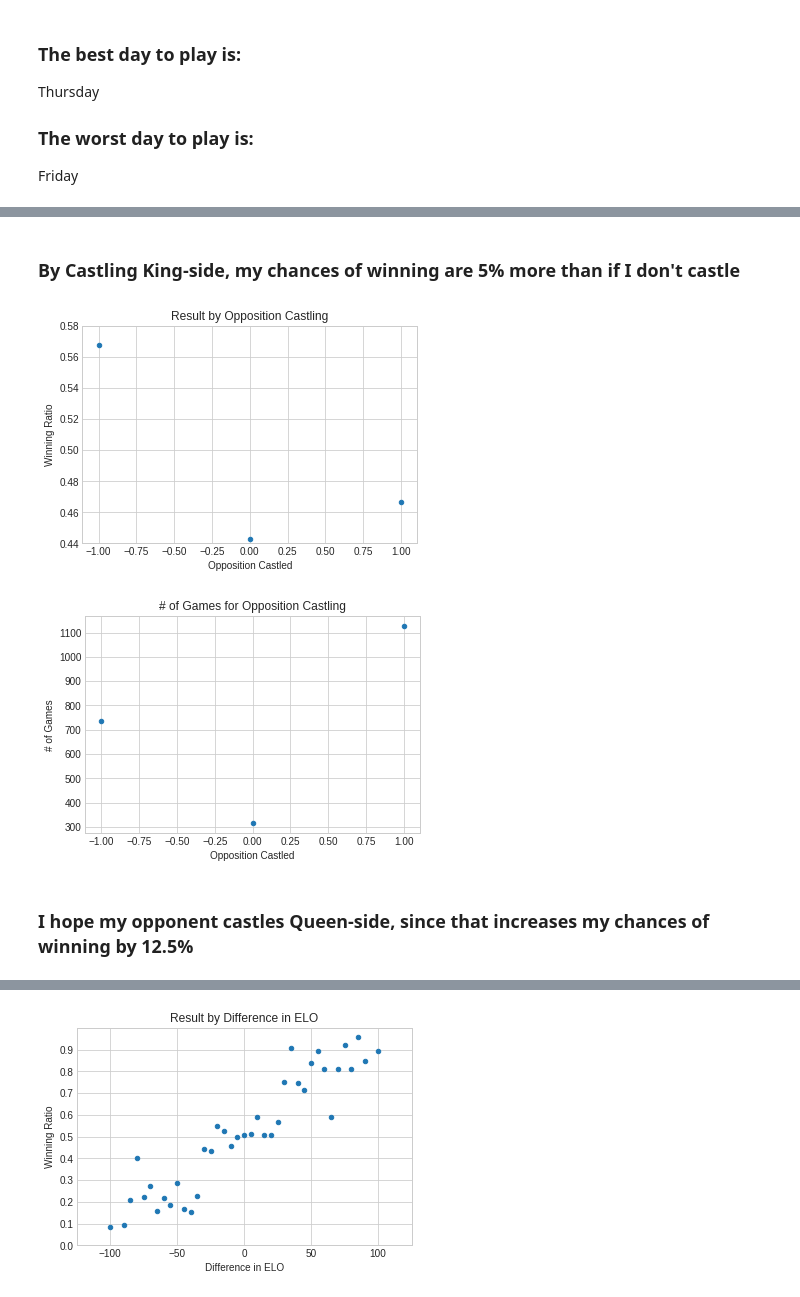
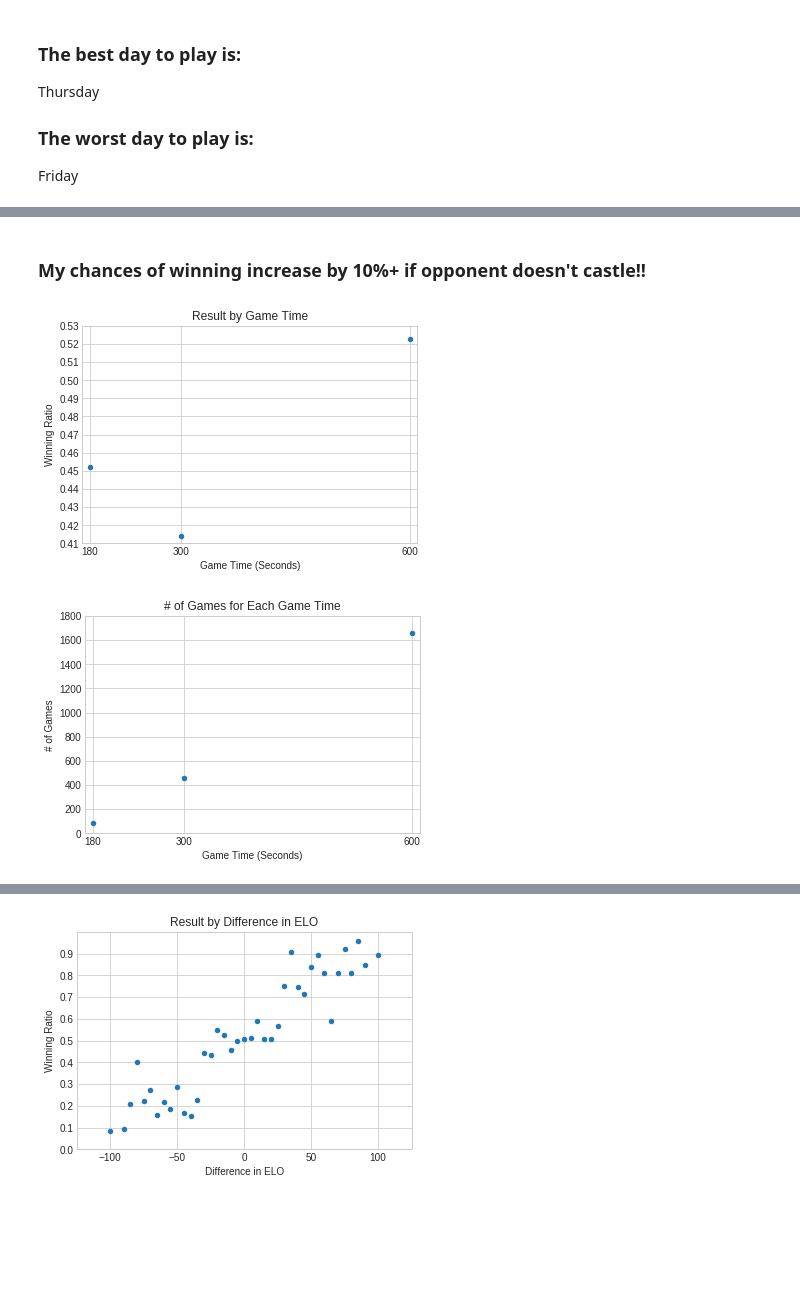
Before and after one commit to Data-is-life/lots-of-data, a Jupyter notebook: src/Chess_analysis.ipynb, the cells around one changed output, grey strips where cells are left out. Saved outputs shown, nothing was run; the diff lists cells and outputs as text; code cells hidden in the pictures; blank space fills up the shorter version.

```diff
--- a/src/Chess_analysis.ipynb
+++ b/src/Chess_analysis.ipynb
@@ -132,22 +183,32 @@ plt.show()
 # %% [markdown]
-### By Castling King-side, my chances of winning are 5% more than if I don't castle
+### My chances of winning increase by 10%+ if opponent doesn't castle!!
 # %%
-df_mean_by_opp_castled = df.groupby('opp_castled').mean()
-df_mean_by_opp_castled.reset_index(inplace=True)
-df_mean_by_opp_castled.plot.scatter(x='opp_castled', y='result', marker='o',
-                            title='Result by Opposition Castling', legend=False)
-plt.ylim(0.44, 0.58)
+df_mean_by_game_time = df.groupby('game_time').mean()
+df_mean_by_game_time.reset_index(inplace=True)
+df_mean_by_game_time.plot.scatter(x='game_time', y='result', marker='o',
+                          title='Result by Game Time', legend=False)
+plt.ylim(0.41, 0.53)
+plt.yticks(ticks=np.arange(0.41, 0.531, step=0.01))
 plt.ylabel('Winning Ratio')
-plt.xlabel('Opposition Castled')
-df_count_by_opp_castled = df.groupby('opp_castled').count()
-df_count_by_opp_castled.reset_index(inplace=True)
-df_count_by_opp_castled.plot.scatter(x='opp_castled', y='result', marker='o',
-                             title='# of Games for Opposition Castling', legend=False)
+
+plt.xlim(170, 610)
+plt.xticks(ticks=[180, 300, 600], labels=[180, 300, 600])
+plt.xlabel('Game Time (Seconds)')
+
+df_count_by_game_time = df.groupby('game_time').count()
+df_count_by_game_time.reset_index(inplace=True)
+df_count_by_game_time.plot.scatter(x='game_time', y='result', marker='o',
+                           title='# of Games for Each Game Time', legend=False)
+
 plt.ylabel('# of Games')
-plt.xlabel('Opposition Castled')
+plt.ylim(0, 1700)
+plt.yticks(ticks=np.arange(0, 1801, step=200))
+
+plt.xlabel('Game Time (Seconds)')
+plt.xlim(170, 610)
+plt.xticks(ticks=[180, 300, 600], labels=[180, 300, 600])
+
 plt.show()
 # %% [output]
-[figure, old version]
+[figure, new version]
-[figure, old version]
+[figure, new version]
-# %% [markdown]
-### I hope my opponent castles Queen-side, since that increases my chances of winning by 12.5%
```
Also changed, not shown: parts of 13 cells of this notebook, 7 other files.
